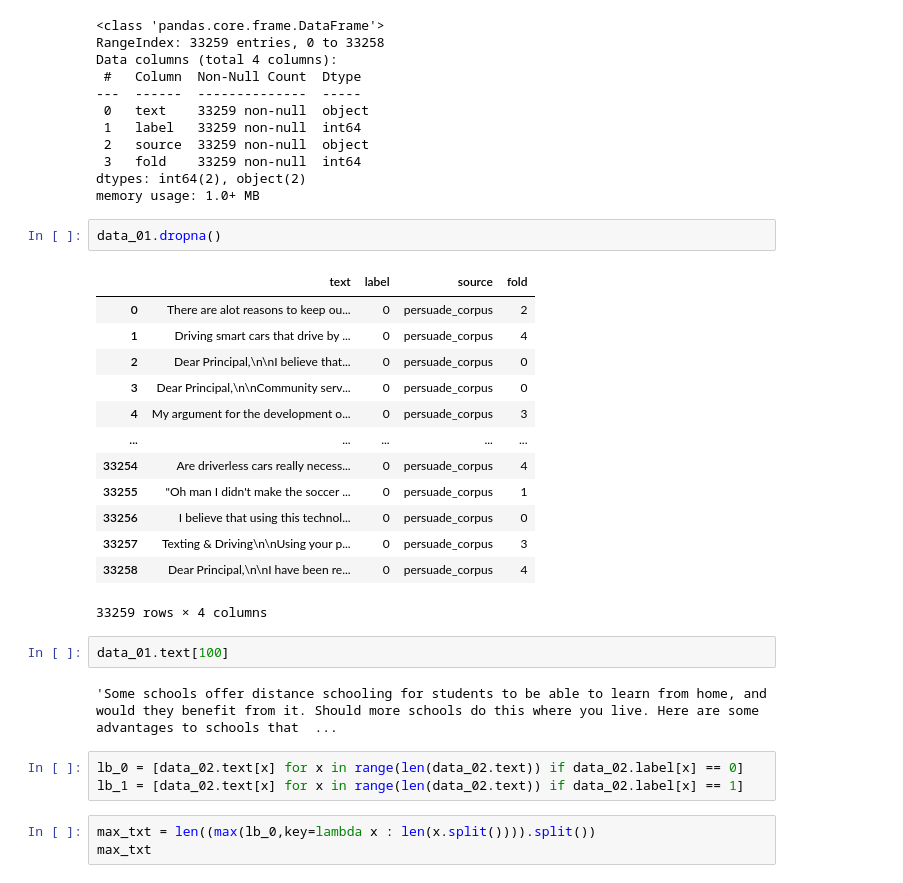
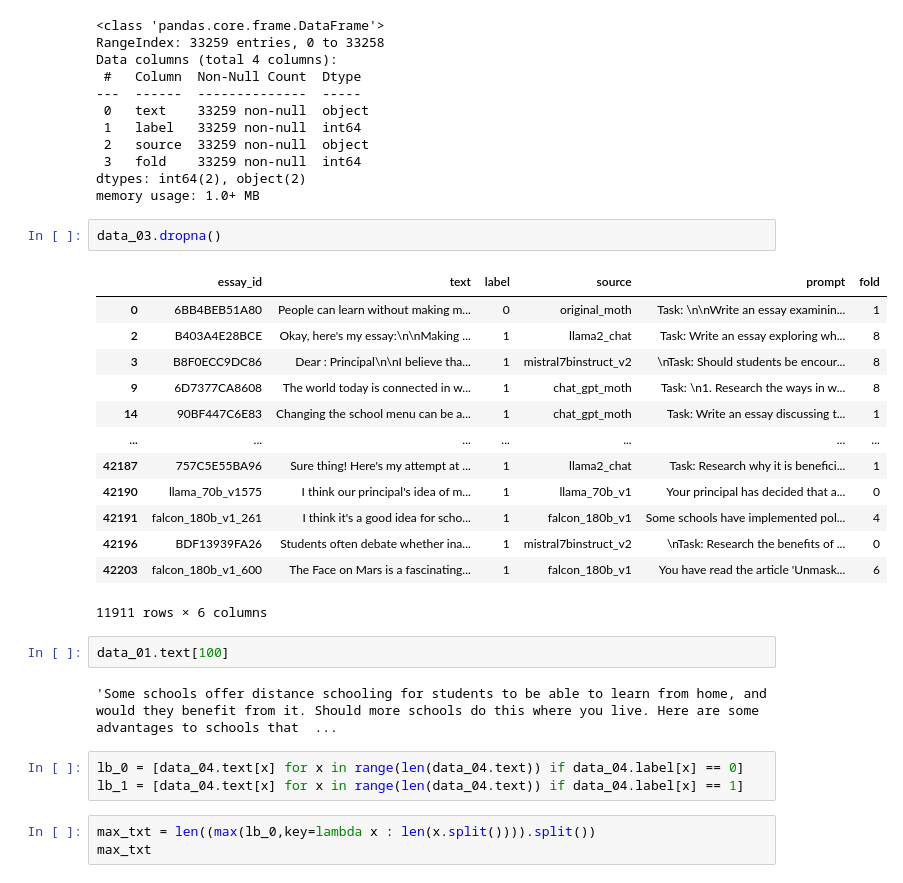
Before and after one commit to Ox03bb/Text_Generation, a Jupyter notebook: Text_Generation.ipynb, the cells around one changed output. Drawn from its saved outputs; the diff is of its cells as text.

```diff
--- a/Text_Generation.ipynb
+++ b/Text_Generation.ipynb
@@ -119,28 +119,28 @@ Data columns (total 4 columns):
 dtypes: int64(2), object(2)
 memory usage: 1.0+ MB
 # %%
-data_01.dropna()
+data_03.dropna()
 # %% [output]
-|  | text | label | source | fold |
-| 0 | There are alot reasons to keep ou... | 0 | persuade_corpus | 2 |
-| 1 | Driving smart cars that drive by ... | 0 | persuade_corpus | 4 |
-| 2 | Dear Principal,\n\nI believe that... | 0 | persuade_corpus | 0 |
-| 3 | Dear Principal,\n\nCommunity serv... | 0 | persuade_corpus | 0 |
-| 4 | My argument for the development o... | 0 | persuade_corpus | 3 |
-| ... | ... | ... | ... | ... |
-| 33254 | Are driverless cars really necess... | 0 | persuade_corpus | 4 |
-| 33255 | "Oh man I didn't make the soccer ... | 0 | persuade_corpus | 1 |
-| 33256 | I believe that using this technol... | 0 | persuade_corpus | 0 |
-| 33257 | Texting & Driving\n\nUsing your p... | 0 | persuade_corpus | 3 |
-| 33258 | Dear Principal,\n\nI have been re... | 0 | persuade_corpus | 4 |
+|  | essay_id | text | label | source | prompt | fold |
+| 0 | 6BB4BEB51A80 | People can learn without making m... | 0 | original_moth | Task: \n\nWrite an essay examinin... | 1 |
+| 2 | B403A4E28BCE | Okay, here's my essay:\n\nMaking ... | 1 | llama2_chat | Task: Write an essay exploring wh... | 8 |
+| 3 | B8F0ECC9DC86 | Dear : Principal\n\nI believe tha... | 1 | mistral7binstruct_v2 | \nTask: Should students be encour... | 8 |
+| 9 | 6D7377CA8608 | The world today is connected in w... | 1 | chat_gpt_moth | Task: \n1. Research the ways in w... | 8 |
+| 14 | 90BF447C6E83 | Changing the school menu can be a... | 1 | chat_gpt_moth | Task: Write an essay discussing t... | 1 |
+| ... | ... | ... | ... | ... | ... | ... |
+| 42187 | 757C5E55BA96 | Sure thing! Here's my attempt at ... | 1 | llama2_chat | Task: Research why it is benefici... | 1 |
+| 42190 | llama_70b_v1575 | I think our principal's idea of m... | 1 | llama_70b_v1 | Your principal has decided that a... | 0 |
+| 42191 | falcon_180b_v1_261 | I think it's a good idea for scho... | 1 | falcon_180b_v1 | Some schools have implemented pol... | 4 |
+| 42196 | BDF13939FA26 | Students often debate whether ina... | 1 | mistral7binstruct_v2 | \nTask: Research the benefits of ... | 0 |
+| 42203 | falcon_180b_v1_600 | The Face on Mars is a fascinating... | 1 | falcon_180b_v1 | You have read the article 'Unmask... | 6 |
-33259 rows × 4 columns
+11911 rows × 6 columns
 # %%
 data_01.text[100]
 # %% [output]
 'Some schools offer distance schooling for students to be able to learn from home, and would they benefit from it. Should more schools do this where you live. Here are some advantages to schools that  ...
 # %%
-lb_0 = [data_02.text[x] for x in range(len(data_02.text)) if data_02.label[x] == 0]
-lb_1 = [data_02.text[x] for x in range(len(data_02.text)) if data_02.label[x] == 1]
+lb_0 = [data_04.text[x] for x in range(len(data_04.text)) if data_04.label[x] == 0]
+lb_1 = [data_04.text[x] for x in range(len(data_04.text)) if data_04.label[x] == 1]
 # %%
 max_txt = len((max(lb_0,key=lambda x : len(x.split()))).split())
 max_txt
```
Also changed, not shown: parts of 11 cells of this notebook.
